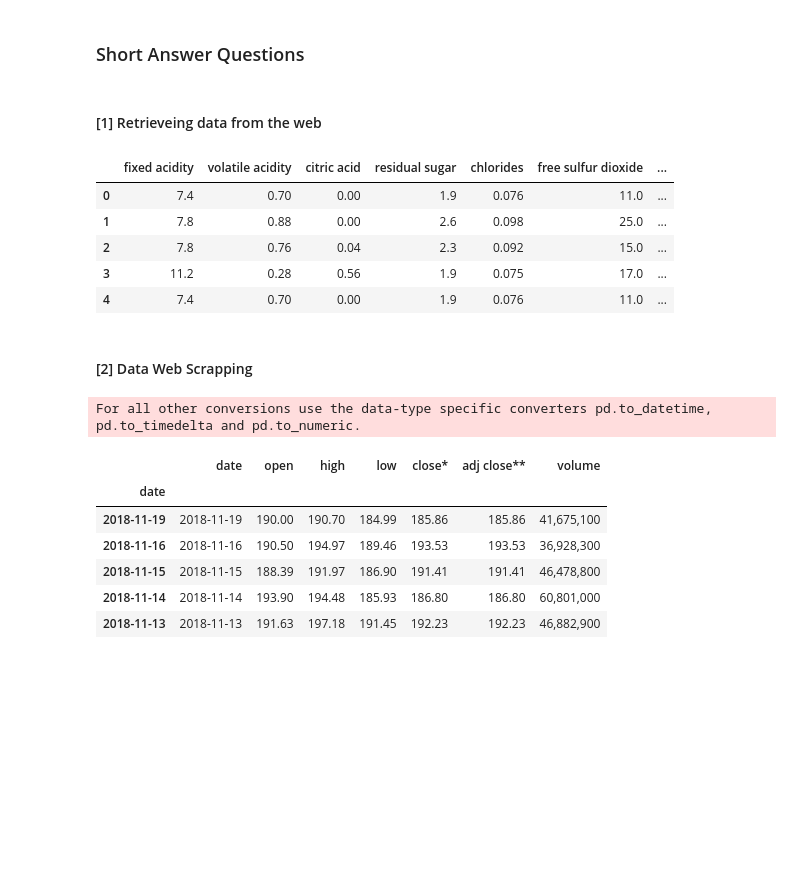
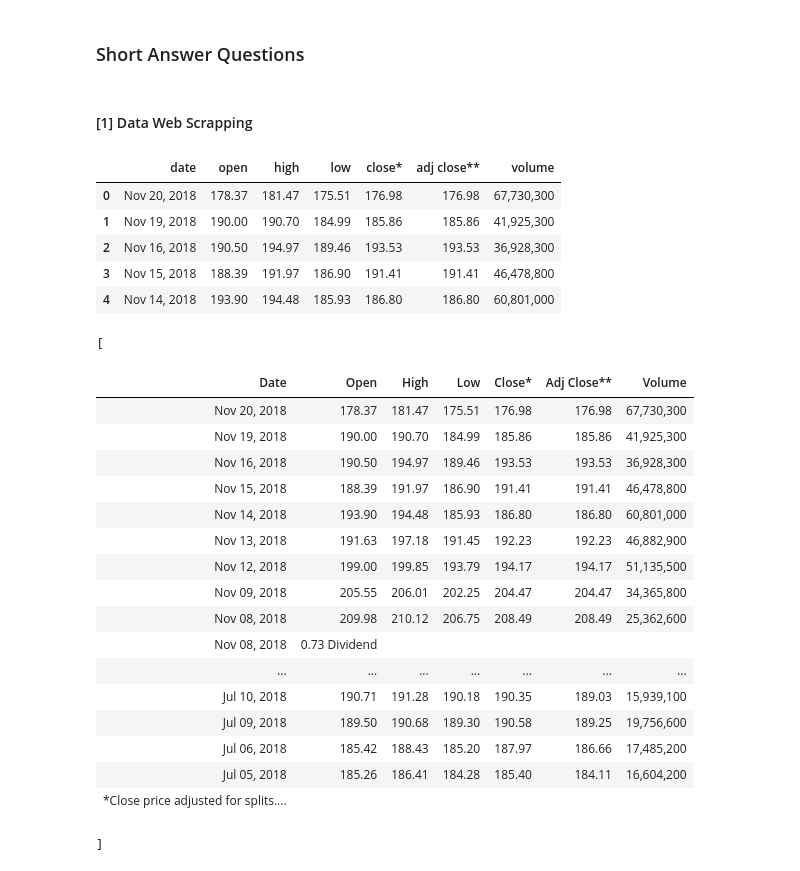
Before and after one commit to carlosezmz/MidtermPrep, a Jupyter notebook: Half of midterm exam.ipynb, the cells around one changed output. Drawn from its saved outputs; the diff is of its cells as text; code cells hidden in the pictures; blank space fills up the shorter version.

```diff
--- a/Half of midterm exam.ipynb
+++ b/Half of midterm exam.ipynb
@@ -126,32 +170,8 @@ ________________________________________
 # Answers
 # %% [markdown]
 ### Short Answer Questions
-# %% [markdown]
-#### [1] Retrieveing data from the web
-# %%
-# Import pandas as pd and urlretrieve from urllib.request
-from urllib.request import urlretrieve
-import pandas as pd
-
-# Using the url, retrieve data as a csv file named 'wine_quality.csv'
-url = 'https://assets.datacamp.com/production/course_1606/datasets/winequality-red.csv'
-
-urlretrieve(url, 'wine_quality.csv')
-
-# Read the 'wine_quality.csv' as a data frame separated by ';'
-df = pd.read_csv('wine_quality.csv', sep=';')
-
-# print the first 5 values of the data frame
-df.head()
-# %% [output]
-|  | fixed acidity | volatile acidity | citric acid | residual sugar | chlorides | free sulfur dioxide | ... |
-| 0 | 7.4 | 0.70 | 0.00 | 1.9 | 0.076 | 11.0 | ... |
-| 1 | 7.8 | 0.88 | 0.00 | 2.6 | 0.098 | 25.0 | ... |
-| 2 | 7.8 | 0.76 | 0.04 | 2.3 | 0.092 | 15.0 | ... |
-| 3 | 11.2 | 0.28 | 0.56 | 1.9 | 0.075 | 17.0 | ... |
-| 4 | 7.4 | 0.70 | 0.00 | 1.9 | 0.076 | 11.0 | ... |
 # %% [markdown]
-#### [2] Data Web Scrapping
+#### [1] Data Web Scrapping
 # %%
 # Libraries load
 import requests
@@ -180,21 +200,42 @@ value_rows = [ [ col.get_text() for col in row.find_all('td') ] for row in rows[
 value_series =list(zip(*value_rows))
 data_dict = dict(zip(colheads,value_series))
 df = pd.DataFrame(data_dict)
-df.index = df.date
 df.head()
-
-
-df = df.convert_objects(convert_numeric=True)
-df.describe()
-df['date'] = pd.to_datetime(df['date'])
-df.index = df.date
-df.head()
 # %% [output]
-For all other conversions use the data-type specific converters pd.to_datetime, pd.to_timedelta and pd.to_numeric.
 |  | date | open | high | low | close* | adj close** | volume |
-| date |  |  |  |  |  |  |  |
-| 2018-11-19 | 2018-11-19 | 190.00 | 190.70 | 184.99 | 185.86 | 185.86 | 41,675,100 |
-| 2018-11-16 | 2018-11-16 | 190.50 | 194.97 | 189.46 | 193.53 | 193.53 | 36,928,300 |
-| 2018-11-15 | 2018-11-15 | 188.39 | 191.97 | 186.90 | 191.41 | 191.41 | 46,478,800 |
-| 2018-11-14 | 2018-11-14 | 193.90 | 194.48 | 185.93 | 186.80 | 186.80 | 60,801,000 |
-| 2018-11-13 | 2018-11-13 | 191.63 | 197.18 | 191.45 | 192.23 | 192.23 | 46,882,900 |
+| 0 | Nov 20, 2018 | 178.37 | 181.47 | 175.51 | 176.98 | 176.98 | 67,730,300 |
+| 1 | Nov 19, 2018 | 190.00 | 190.70 | 184.99 | 185.86 | 185.86 | 41,925,300 |
+| 2 | Nov 16, 2018 | 190.50 | 194.97 | 189.46 | 193.53 | 193.53 | 36,928,300 |
+| 3 | Nov 15, 2018 | 188.39 | 191.97 | 186.90 | 191.41 | 191.41 | 46,478,800 |
+| 4 | Nov 14, 2018 | 193.90 | 194.48 | 185.93 | 186.80 | 186.80 | 60,801,000 |
+# %%
+# use 'requests.get' to link the url and save as req
+url = 'https://finance.yahoo.com/quote/AAPL/history?p=AAPL'
+req = requests.get(url)
+soup = BS(req.text, 'html.parser')
+
+# table information stored as table
+tables = soup.find_all('table')
+
+# use 'HTML' function to display the table
+HTML(str(tables))
+# %% [output]
+[
+| Date | Open | High | Low | Close* | Adj Close** | Volume |
+| Nov 20, 2018 | 178.37 | 181.47 | 175.51 | 176.98 | 176.98 | 67,730,300 |
+| Nov 19, 2018 | 190.00 | 190.70 | 184.99 | 185.86 | 185.86 | 41,925,300 |
+| Nov 16, 2018 | 190.50 | 194.97 | 189.46 | 193.53 | 193.53 | 36,928,300 |
+| Nov 15, 2018 | 188.39 | 191.97 | 186.90 | 191.41 | 191.41 | 46,478,800 |
+| Nov 14, 2018 | 193.90 | 194.48 | 185.93 | 186.80 | 186.80 | 60,801,000 |
+| Nov 13, 2018 | 191.63 | 197.18 | 191.45 | 192.23 | 192.23 | 46,882,900 |
+| Nov 12, 2018 | 199.00 | 199.85 | 193.79 | 194.17 | 194.17 | 51,135,500 |
+| Nov 09, 2018 | 205.55 | 206.01 | 202.25 | 204.47 | 204.47 | 34,365,800 |
+| Nov 08, 2018 | 209.98 | 210.12 | 206.75 | 208.49 | 208.49 | 25,362,600 |
+| Nov 08, 2018 | 0.73 Dividend |  |  |  |  |  |
+| ... | ... | ... | ... | ... | ... | ... |
+| Jul 10, 2018 | 190.71 | 191.28 | 190.18 | 190.35 | 189.03 | 15,939,100 |
+| Jul 09, 2018 | 189.50 | 190.68 | 189.30 | 190.58 | 189.25 | 19,756,600 |
+| Jul 06, 2018 | 185.42 | 188.43 | 185.20 | 187.97 | 186.66 | 17,485,200 |
+| Jul 05, 2018 | 185.26 | 186.41 | 184.28 | 185.40 | 184.11 | 16,604,200 |
+| *Close price adjusted for splits.... |  |  |  |  |  |  |
+]
```
Also changed, not shown: parts of 22 cells of this notebook.
